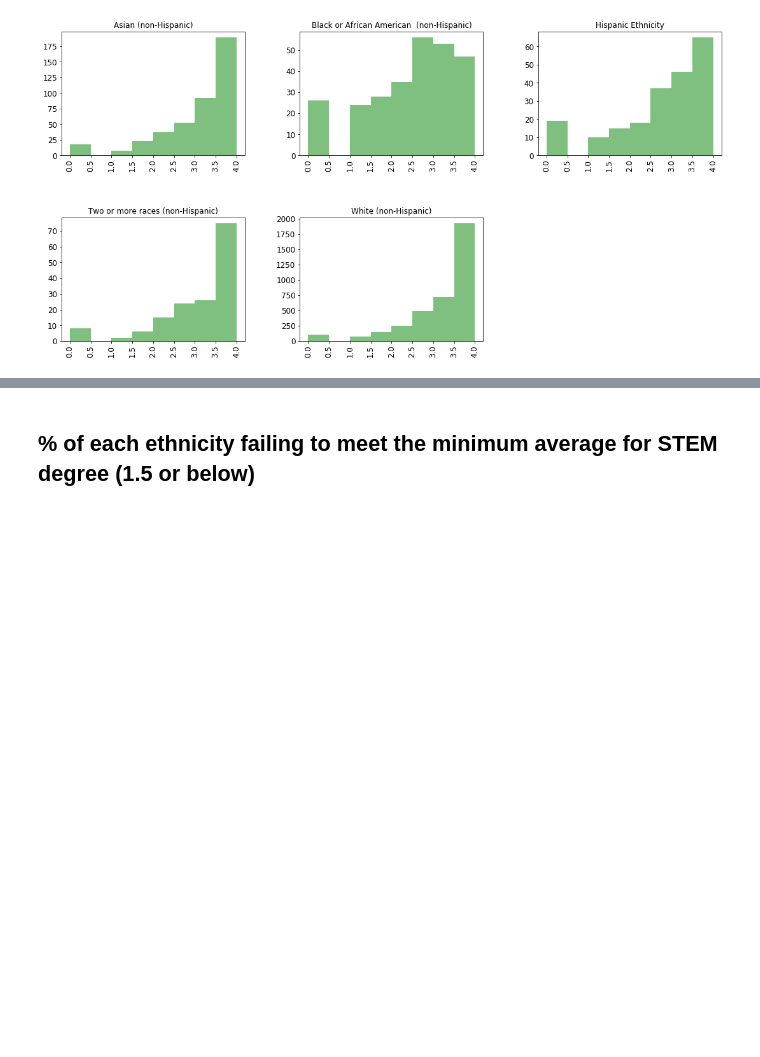
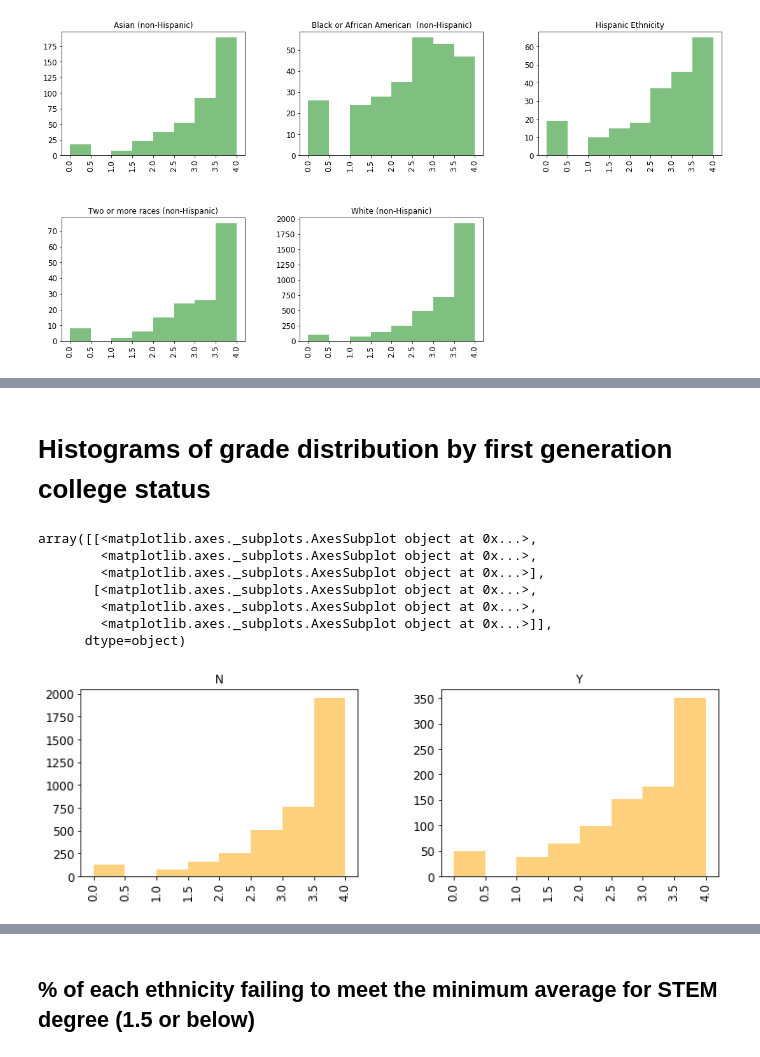
Before and after one commit to anair3007/gradeComparison, a Jupyter notebook: gradeComparison.ipynb, the cells around one changed output, grey strips where cells are left out. Cells and saved outputs as stored; diff of their text form; code cells hidden in the pictures; blank space fills up the shorter version.

```diff
--- a/gradeComparison.ipynb
+++ b/gradeComparison.ipynb
@@ -200,0 +217,16 @@ array([[<matplotlib.axes._subplots.AxesSubplot object at 0x...>,
+# %% [markdown]
+# Histograms of grade distribution by first generation college status
+# %%
+receivedGrade.hist(by='First Gen', column='final grade',
+                   figsize=(18,9), xrot=90, xlabelsize=12,
+                   ylabelsize=12, layout=(2,3), bins=(0,0.5,1.0,1.5,2.0,2.5,3.0,3.5,4.0),
+                   color=('orange'), alpha=0.5)
+# %% [output]
+array([[<matplotlib.axes._subplots.AxesSubplot object at 0x...>,
+        <matplotlib.axes._subplots.AxesSubplot object at 0x...>,
+        <matplotlib.axes._subplots.AxesSubplot object at 0x...>],
+       [<matplotlib.axes._subplots.AxesSubplot object at 0x...>,
+        <matplotlib.axes._subplots.AxesSubplot object at 0x...>,
+        <matplotlib.axes._subplots.AxesSubplot object at 0x...>]],
+      dtype=object)
+[figure, added]
```
Also changed, not shown: parts of 4 cells of this notebook.
